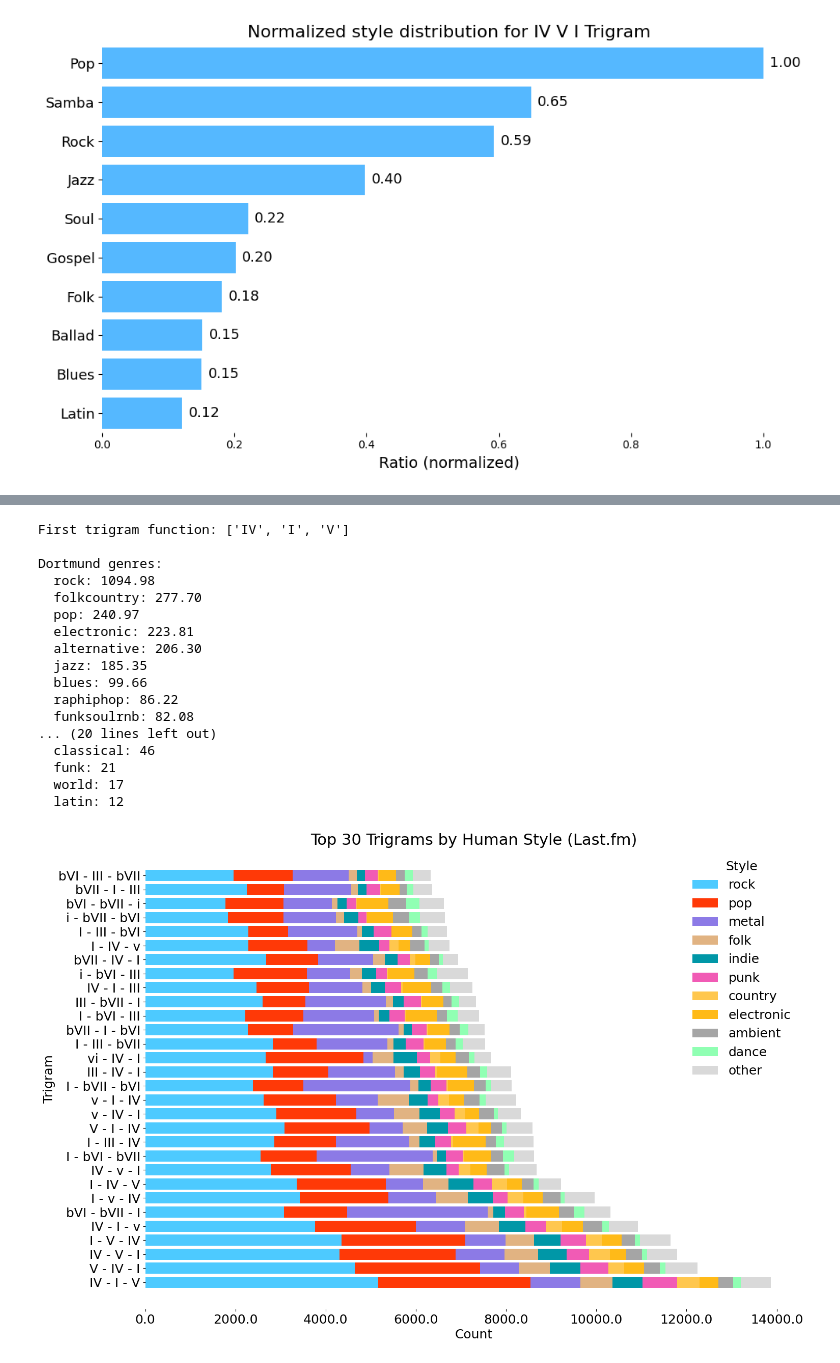
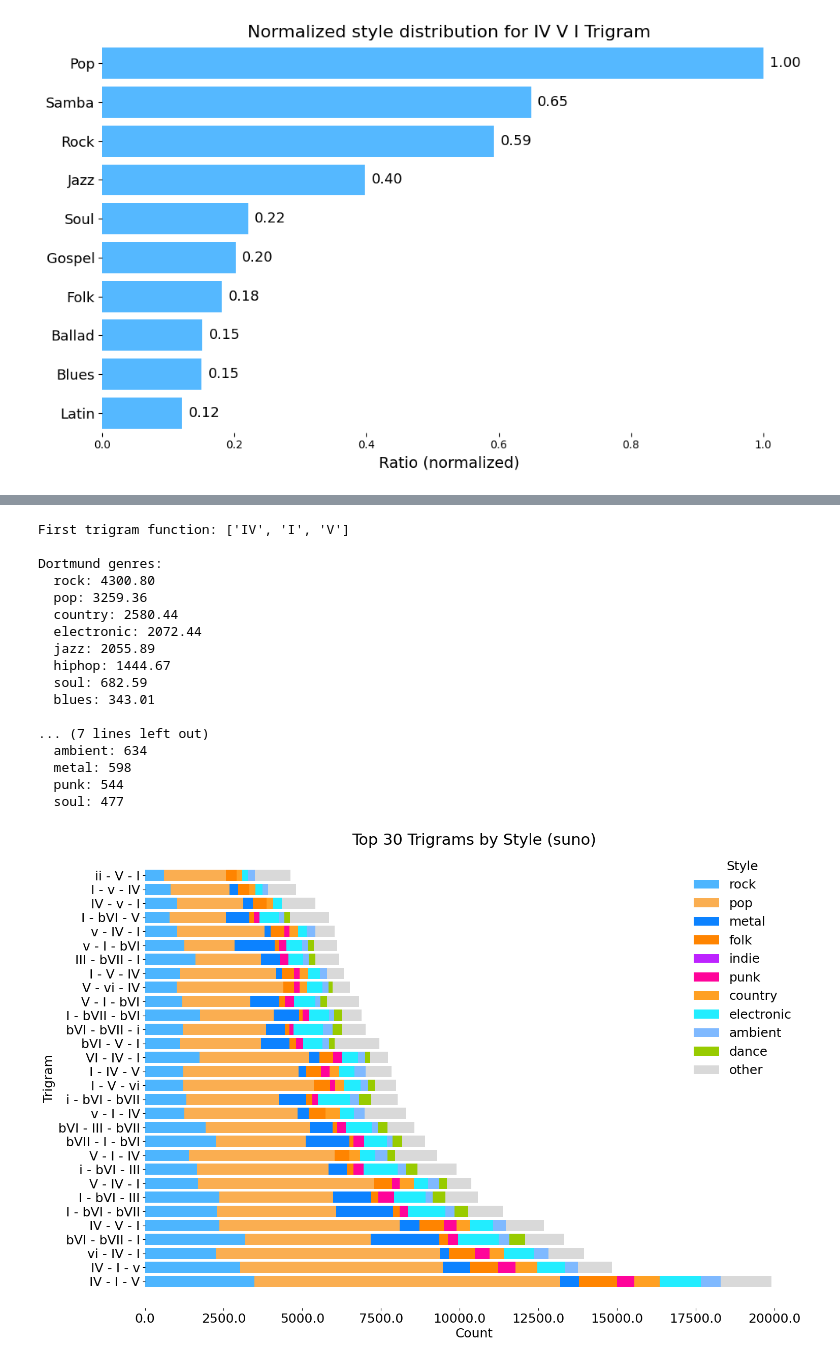
Before and after one commit to Dazzid/Aimir_Structure, a Jupyter notebook: src/trigram_analysis.ipynb, the cells around one changed output, grey strips where cells are left out. Drawn from its saved outputs; the diff is of its cells as text; code cells hidden in the pictures.

```diff
--- a/src/trigram_analysis.ipynb
+++ b/src/trigram_analysis.ipynb
@@ -280,11 +280,6 @@ else:
 # %% [output]
 {'functional_trigrams': {'count': 674, 'styles': [['Pop', 680], ['Samba', 441], ['Rock', 403], ['Jazz', 270], ['Soul', 150], ['Gospel', 137], ['Folk', 123], ['Ballad', 103], ['Blues', 102], ['Latin',  ...
 [figure]
-# %%
-import json
-
-with open("/workspace/dataset/trigrams/trigram_dataset_lastfm.json", "r") as f:
-    trigram_data = json.load(f)
 # %%
 import json
 from collections import Counter
@@ -327,11 +316,11 @@ trigram_count = {}
 trigram_genres = defaultdict(dict)
 
 for entry in trigram_data:
-    trigram = tuple(entry['function'])
+    trigram = tuple(entry['ngram'])
     count = entry['count']
     trigram_count[trigram] = count
     # genres is a list of [genre, float sum]
-    genre_counts = {k.lower(): v for k, v in entry['genres']}  # always lowercase for safety
+    genre_counts = {k.lower(): v for k, v in entry['dortmund_genres']}  # always lowercase for safety
     trigram_genres[trigram] = genre_counts
 
 # Get top N trigrams by total count
@@ -397,44 +386,47 @@ plt.show()
 # %%
 import json
 
-with open("/workspace/dataset/trigrams/trigram_dataset_lastfm.json") as f:
+type = "suno"
+path = f"/workspace/ngram_datasets/trigrams/3gram_dataset_{type}.json"
+
+with open(path) as f:
     trigram_data = json.load(f)
 
 first_entry = trigram_data[0]
 
-print("First trigram function:", first_entry["function"])
+print("First trigram function:", first_entry["ngram"])
 print("\nDortmund genres:")
-for genre, weight in first_entry.get("genres", []):
+for genre, weight in first_entry.get("dortmund_genres", []):
     print(f"  {genre}: {weight:.2f}")
 
 print("\nOriginal styles (from style.json 'original' tags):")
-for style, count in first_entry.get("styles", []):
+for style, count in first_entry.get("human_styles", []):
     print(f"  {style}: {count}")
 # %% [output]
 First trigram function: ['IV', 'I', 'V']
 
 Dortmund genres:
-  rock: 1094.98
-  folkcountry: 277.70
-  pop: 240.97
-  electronic: 223.81
-  alternative: 206.30
-  jazz: 185.35
-  blues: 99.66
-  raphiphop: 86.22
-  funksoulrnb: 82.08
-... (20 lines left out)
-  classical: 46
-  funk: 21
-  world: 17
-  latin: 12
+  rock: 4300.80
+  pop: 3259.36
+  country: 2580.44
+  electronic: 2072.44
+  jazz: 2055.89
+  hiphop: 1444.67
+  soul: 682.59
+  blues: 343.01
+
+... (7 lines left out)
+  ambient: 634
+  metal: 598
+  punk: 544
+  soul: 477
 # %%
 import json
 from collections import defaultdict, Counter
 import numpy as np
 import matplotlib.pyplot as plt
 
-with open("/workspace/dataset/trigrams/trigram_dataset_lastfm.json") as f:
+with open(path) as f:
     trigram_data = json.load(f)
 
 N = 30
@@ -448,11 +440,11 @@ trigram_count = {}
 trigram_styles = defaultdict(dict)
 
 for entry in trigram_data:
-    trigram = tuple(entry['function'])
+    trigram = tuple(entry['ngram'])
     count = entry['count']
     trigram_count[trigram] = count
     # styles is a list of [genre, count]
-    style_counts = {k.lower(): v for k, v in entry['styles']}
+    style_counts = {k.lower(): v for k, v in entry['human_styles']}
     trigram_styles[trigram] = style_counts
 
 # Get top N trigrams by total count
@@ -471,45 +463,45 @@ for trigram, _ in top_trigrams:
     totals.append(sum(row))
 data = np.array(data)
 
 # Sort by total count (descending)
 sorted_idx = np.argsort(totals)[::-1]
 data = data[sorted_idx]
 labels = [labels[i] for i in sorted_idx]
 
 custom_palette = {
-    'rock': "#4dcaff",
-    'pop': "#ff3907",
-    'metal': "#8c7ae6",
-    'folk': "#e1b382",
-    'indie': "#0097a7",
-    'punk': "#f15bb5",
-    'country': "#ffc74e",
-    'electronic': "#ffba18",
-    'ambient': "#a5a5a5",
-    'dance': "#90ffb3",
+    'rock': "#4db5fe",
+    'pop': "#faae51",
+    'metal': "#0C82FF",
+    'folk': "#ff8400",
+    'indie': "#bd23ff",
+    'punk': "#ff049a",
+    'country': "#ffa023",
+    'electronic': "#22edff",
+    'ambient': "#7fb9ff",
+    'dance': "#98cb00",
     'other': "#d9d9d9",
 }
 bar_colors = [custom_palette.get(style, '#636e72') for style in chosen_styles + ['other']]
 
 fig, ax = plt.subplots(figsize=(15, 10))
 left = np.zeros(len(labels))
 for i, (style, color) in enumerate(zip(chosen_styles + ['other'], bar_colors)):
     ax.barh(labels, data[:, i], left=left, label=style, color=color)
     left += data[:, i]
 
 for spine in ax.spines.values():
     spine.set_visible(False)
 text_size = 18
 ax.set_xlabel('Count', fontsize=text_size)
 ax.set_ylabel('Trigram', fontsize=text_size)
-ax.set_title(f'Top {N} Trigrams by Human Style (Last.fm)', fontsize=22)
+ax.set_title(f'Top {N} Trigrams by Style ({type})', fontsize=22)
 ax.set_yticklabels(labels, fontsize=text_size)
 ax.set_xticklabels(ax.get_xticks(), fontsize=text_size)
 ax.legend(title='Style', fontsize=text_size, title_fontsize=text_size, loc='upper right', frameon=False)
 
 plt.tight_layout(pad=0.1)
 # %% [output]
-[figure, old version]
+[figure, new version]
 # %%
 # import json
 # import re
```
Also changed, not shown: parts of 2 cells of this notebook, 4 other files.
